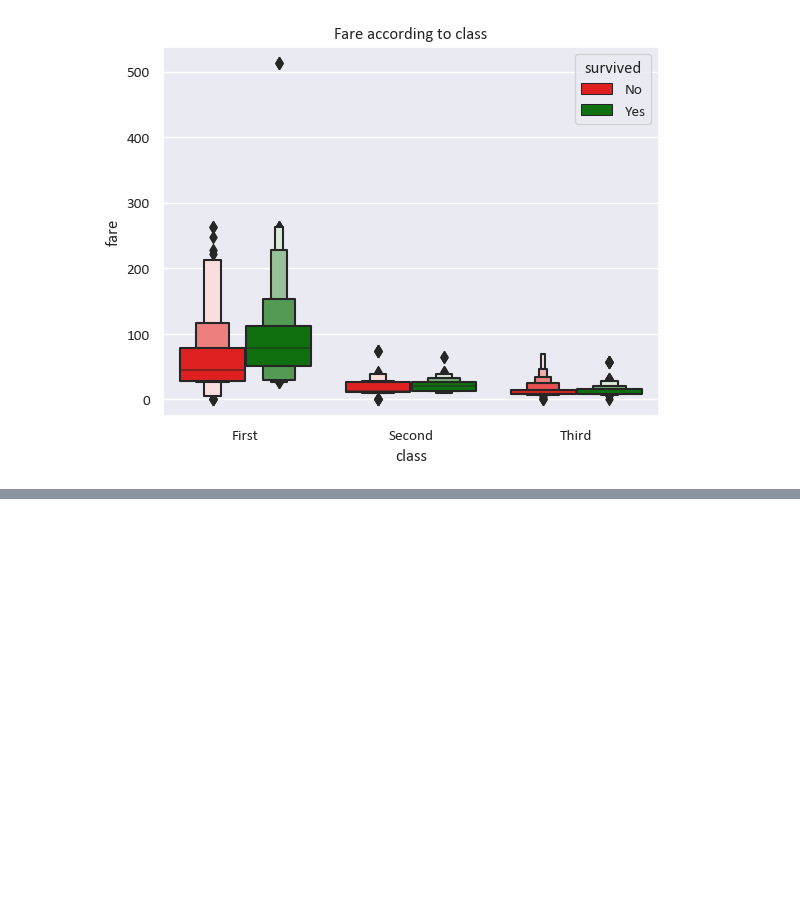
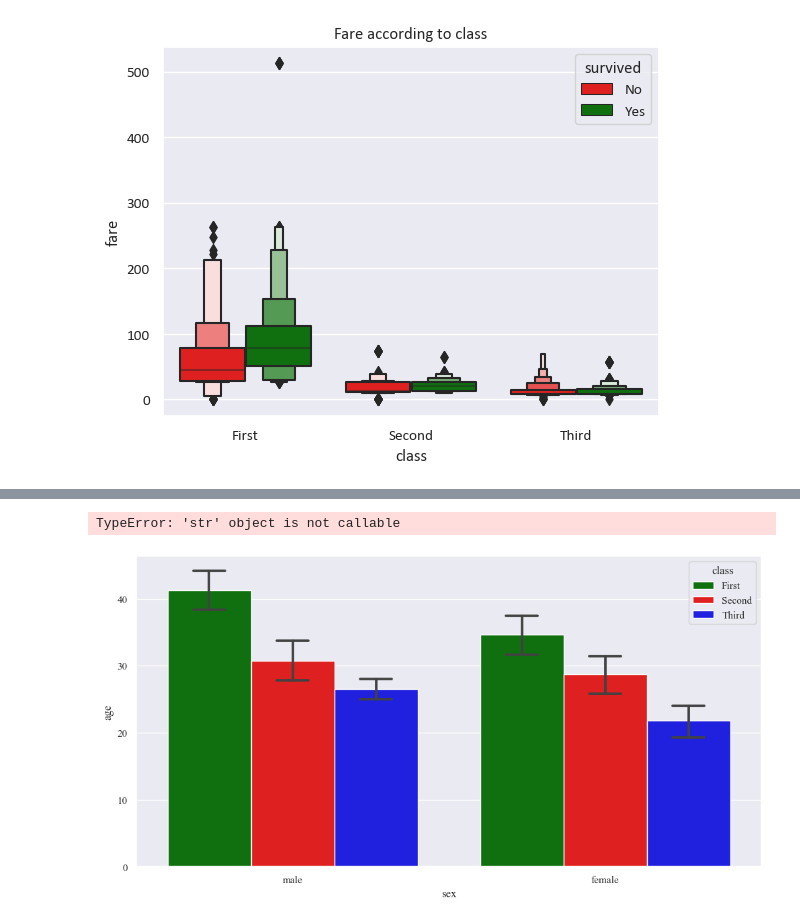
Before and after one commit to MadeehaTassadaq/python_basics, a Jupyter notebook: 06_data_visualization.ipynb, the cells around one changed output, grey strips where cells are left out. Saved outputs shown, nothing was run; the diff lists cells and outputs as text; code cells hidden in the pictures; blank space fills up the shorter version.

```diff
--- a/06_data_visualization.ipynb
+++ b/06_data_visualization.ipynb
@@ -138,0 +202,21 @@ TypeError: 'str' object is not callable
+# %%
+sns.set_theme(style='darkgrid', font_scale=1, font='Times New Roman')
+# scatter plot size of figure size
+plt.figure(figsize=(12,6)) # a4 page size 16:9
+
+# change the scatter point colors
+palette = {'First': 'green', 'Second': 'red', 'Third': 'blue'}
+sns.barplot(data=df, x='sex', y='age', hue='class', palette=palette, capsize=0.1)
+# labels
+plt.xlabel('Gender')
+plt.ylabel('Age')
+plt.title('Bar plot of Age, based on Gender and Class Name of Passengers')
+
+# change legend position and title
+plt.legend(loc='upper right', title='Class Name')
+
+# change the x-ticks names
+plt.xticks(ticks=[0, 1], labels=["Male", "Female"], rotation=45)
+# %% [output]
+TypeError: 'str' object is not callable
+[figure, added]
```
Also changed, not shown: parts of 12 cells of this notebook, 6 other files.
